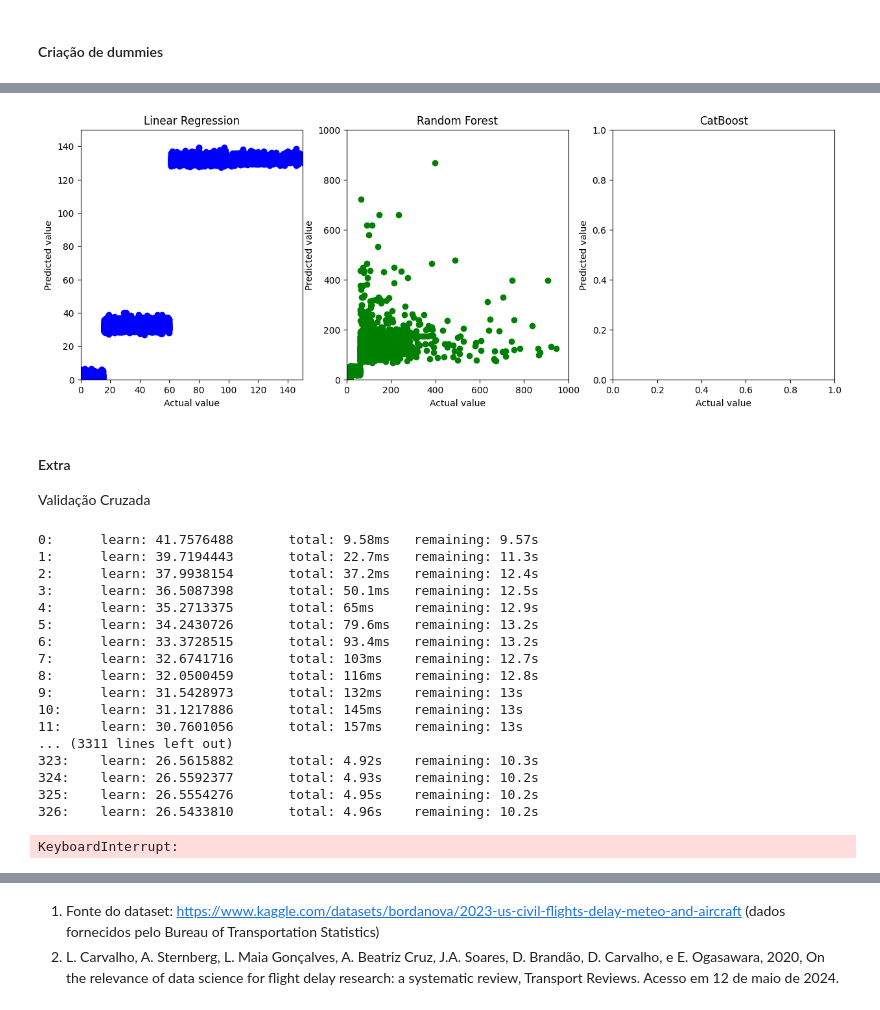
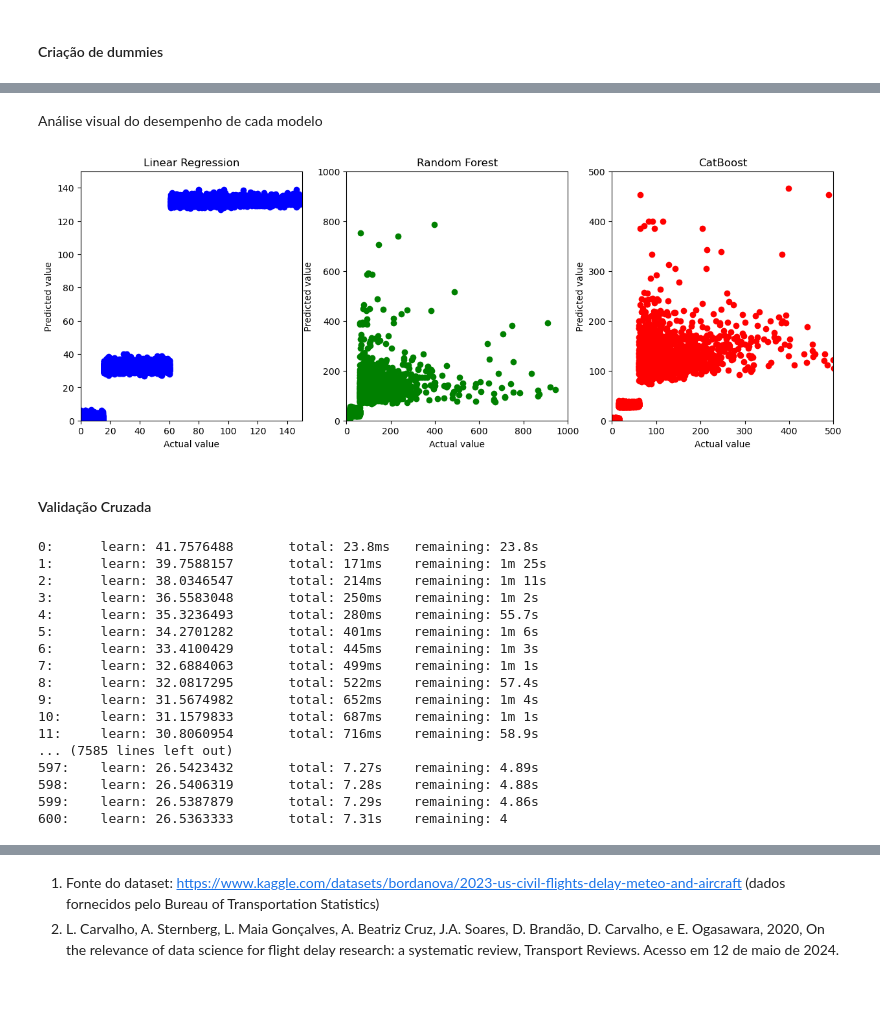
Before and after one commit to thomaskmk/cdados-3, a Jupyter notebook: teste.ipynb, the cells around one changed output, grey strips where cells are left out. Saved outputs shown, nothing was run; the diff lists cells and outputs as text; code cells hidden in the pictures.

```diff
--- a/teste.ipynb
+++ b/teste.ipynb
@@ -585,34 +628,43 @@ Erro médio: 30.44437640389486
+# %% [markdown]
+Análise visual do desempenho de cada modelo
 # %%
 plt.figure(figsize=(15, 5))
 
+# Regressão Linear
 plt.subplot(1, 3, 1)
 plt.plot(Y_test, y_reg, 'o', color='blue')
 plt.xlim(0, 150)
 plt.ylim(0, 150)
 plt.title('Linear Regression')
 plt.xlabel('Actual value')
 plt.ylabel('Predicted value')
 
+# Random Forest
 plt.subplot(1, 3, 2)
 plt.plot(Y_test, y_rfr, 'o', color='green')
 plt.xlim(0, 1000)
 plt.ylim(0, 1000)
 plt.title('Random Forest')
 plt.xlabel('Actual value')
 plt.ylabel('Predicted value')
 
+# CatBoost
 plt.subplot(1, 3, 3)
+plt.plot(Y_test, y_cbr, 'o', color='red')
 plt.title('CatBoost')
+plt.xlim(0, 500)
+plt.ylim(0, 500)
 plt.xlabel('Actual value')
 plt.ylabel('Predicted value')
 plt.show()
 # %% [output]
-[figure, old version]
+[figure, new version]
 # %% [markdown]
-#### Extra
-
-Validação Cruzada
+#### Validação Cruzada
 # %%
+r_reg, r_rfr, r_cbr = [], [], []
+rmse_reg, rmse_rfr, rmse_cbr = [], [], []
+
 for i in range(20, 30):
     X_train, X_test, Y_train, Y_test = train_test_split(X, Y, test_size=0.3, random_state=i)
 
@@ -625,6 +677,10 @@ for i in range(20, 30):
 
     reg_model_diff = pd.DataFrame({'Actual value': Y_test, 'Predicted value': y_reg})
 
+        # Avaliando o modelo e guardando os resultados
+    r_reg.append(metrics.r2_score(Y_test, y_reg))
+    rmse_reg.append(metrics.mean_squared_error(Y_test, y_reg, squared=False))
+
     # Random Forest
     rfr_model = RandomForestRegressor(n_estimators=100)
     rfr_model.fit(X_train, Y_train)
@@ -634,6 +690,10 @@ for i in range(20, 30):
 
     rfr_model_diff = pd.DataFrame({'Actual value': Y_test, 'Predicted value': y_rfr})
 
+        # Avaliando o modelo e guardando os resultados
+    r_rfr.append(metrics.r2_score(Y_test, y_rfr))
+    rmse_rfr.append(metrics.mean_squared_error(Y_test, y_rfr, squared=False))
+
     # CatBoost
     cbr_model = CatBoostRegressor(iterations=1000, learning_rate=0.1, depth=6, loss_function='RMSE')
     cbr_model = cbr_model.fit(X_train, Y_train)
@@ -642,22 +702,25 @@ for i in range(20, 30):
     y_cbr = cbr_model.predict(X_test)
 
     cbr_model_diff = pd.DataFrame({'Actual value': Y_test, 'Predicted value': y_cbr})
+
+        # Avaliando o modelo e guardando os resultados
+    r_cbr.append(metrics.r2_score(Y_test, y_cbr))
+    rmse_cbr.append(metrics.mean_squared_error(Y_test, y_cbr, squared=False))
 # %% [output]
-0:      learn: 41.7576488       total: 9.58ms   remaining: 9.57s
-1:      learn: 39.7194443       total: 22.7ms   remaining: 11.3s
-2:      learn: 37.9938154       total: 37.2ms   remaining: 12.4s
-3:      learn: 36.5087398       total: 50.1ms   remaining: 12.5s
-4:      learn: 35.2713375       total: 65ms     remaining: 12.9s
-5:      learn: 34.2430726       total: 79.6ms   remaining: 13.2s
-6:      learn: 33.3728515       total: 93.4ms   remaining: 13.2s
-7:      learn: 32.6741716       total: 103ms    remaining: 12.7s
-8:      learn: 32.0500459       total: 116ms    remaining: 12.8s
-9:      learn: 31.5428973       total: 132ms    remaining: 13s
-10:     learn: 31.1217886       total: 145ms    remaining: 13s
-11:     learn: 30.7601056       total: 157ms    remaining: 13s
-... (3311 lines left out)
-323:    learn: 26.5615882       total: 4.92s    remaining: 10.3s
-324:    learn: 26.5592377       total: 4.93s    remaining: 10.2s
-325:    learn: 26.5554276       total: 4.95s    remaining: 10.2s
-326:    learn: 26.5433810       total: 4.96s    remaining: 10.2s
+0:      learn: 41.7576488       total: 23.8ms   remaining: 23.8s
+1:      learn: 39.7588157       total: 171ms    remaining: 1m 25s
+2:      learn: 38.0346547       total: 214ms    remaining: 1m 11s
+3:      learn: 36.5583048       total: 250ms    remaining: 1m 2s
+4:      learn: 35.3236493       total: 280ms    remaining: 55.7s
+5:      learn: 34.2701282       total: 401ms    remaining: 1m 6s
+6:      learn: 33.4100429       total: 445ms    remaining: 1m 3s
+7:      learn: 32.6884063       total: 499ms    remaining: 1m 1s
+8:      learn: 32.0817295       total: 522ms    remaining: 57.4s
+9:      learn: 31.5674982       total: 652ms    remaining: 1m 4s
+10:     learn: 31.1579833       total: 687ms    remaining: 1m 1s
+11:     learn: 30.8060954       total: 716ms    remaining: 58.9s
+... (7585 lines left out)
+597:    learn: 26.5423432       total: 7.27s    remaining: 4.89s
+598:    learn: 26.5406319       total: 7.28s    remaining: 4.88s
+599:    learn: 26.5387879       total: 7.29s    remaining: 4.86s
+600:    learn: 26.5363333       total: 7.31s    remaining: 4
-KeyboardInterrupt:
```
Also changed, not shown: parts of 35 cells of this notebook.
